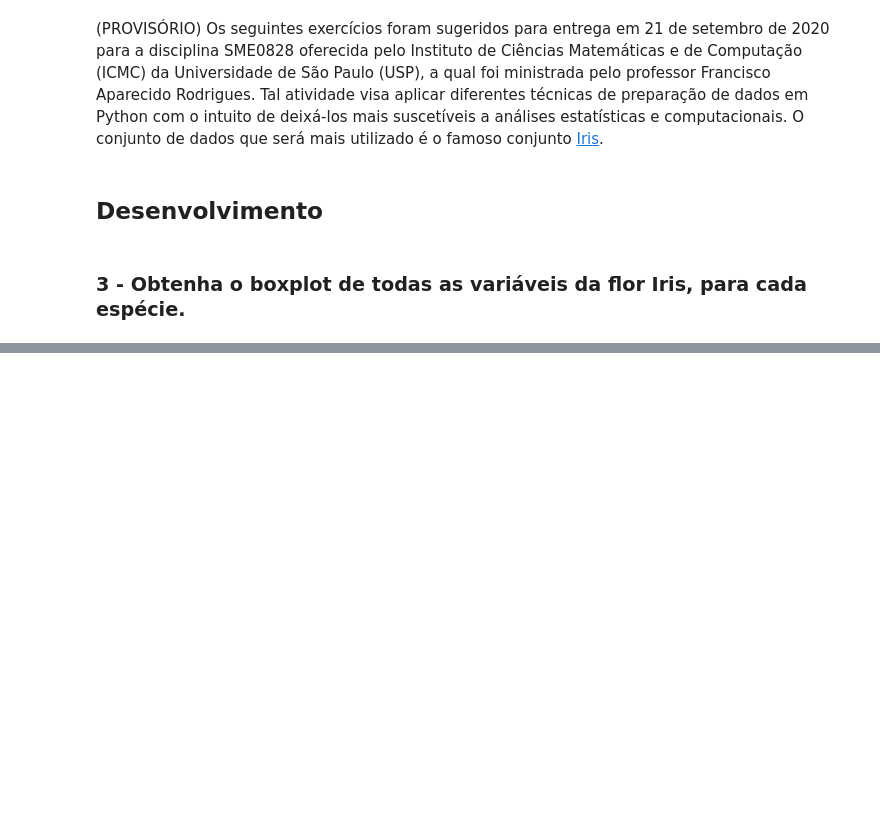
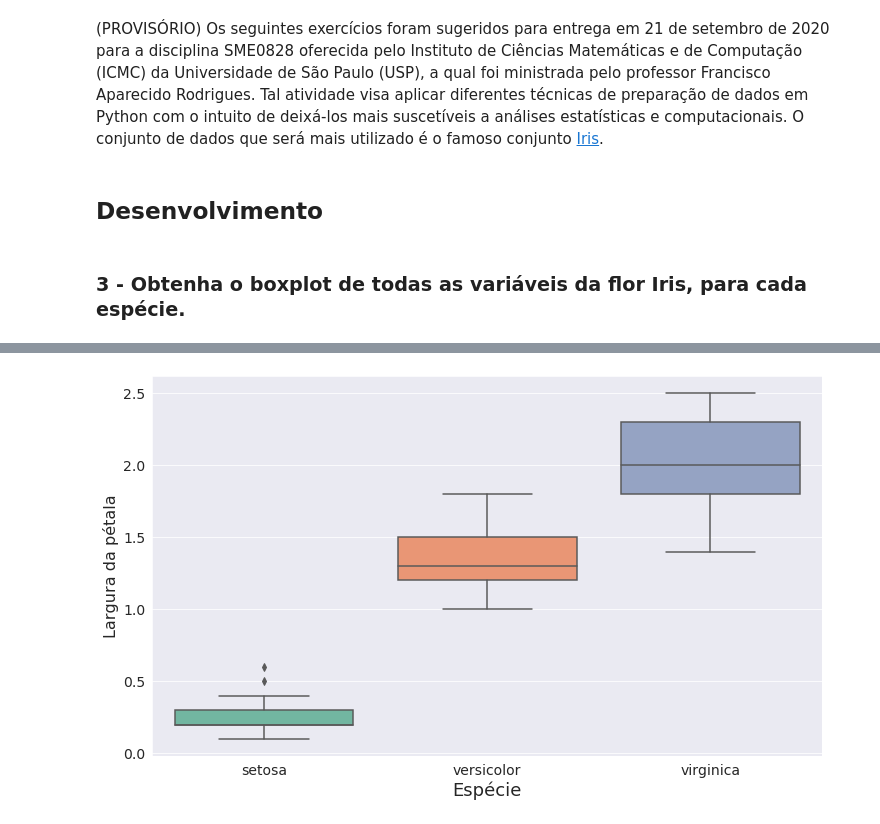
Before and after one commit to BrenoUSP/SME0828_DataScience, a Jupyter notebook: Projects/2 - Análise exploratória de dados/Projeto2_Analise_Exploratoria_dos_dados_M.ipynb, the cells around one changed output, grey strips where cells are left out. Saved outputs shown, nothing was run; the diff lists cells and outputs as text; code cells hidden in the pictures; blank space fills up the shorter version.

```diff
--- a/Projects/2 - Análise exploratória de dados/Projeto2_Analise_Exploratoria_dos_dados_M.ipynb
+++ b/Projects/2 - Análise exploratória de dados/Projeto2_Analise_Exploratoria_dos_dados_M.ipynb
@@ -26,0 +49,12 @@ import numpy as np
+# %%
+#boxplots para largura da pétala
+plt.figure(figsize=(12, 7))
+sns.set_style("darkgrid")
+sns.boxplot(x="species", y="petal_width", data=d_iris, palette = "Set2")
+plt.xlabel('Espécie', fontsize=18)
+plt.ylabel('Largura da pétala', fontsize=16)
+plt.xticks(fontsize=14)
+plt.yticks(fontsize=14)
+plt.show(True)
+# %% [output]
+[figure, added]
```
Also changed, not shown: parts of 30 cells of this notebook.
